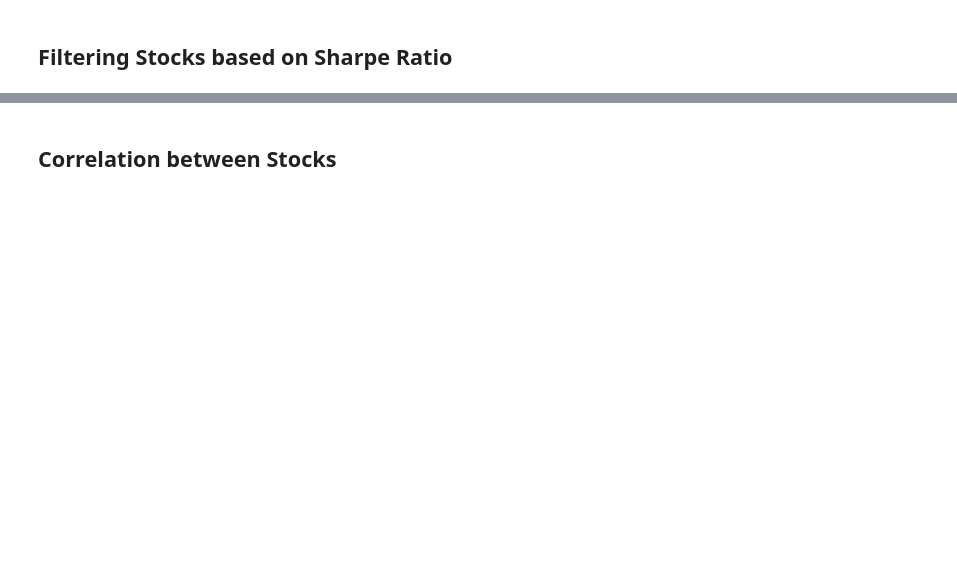
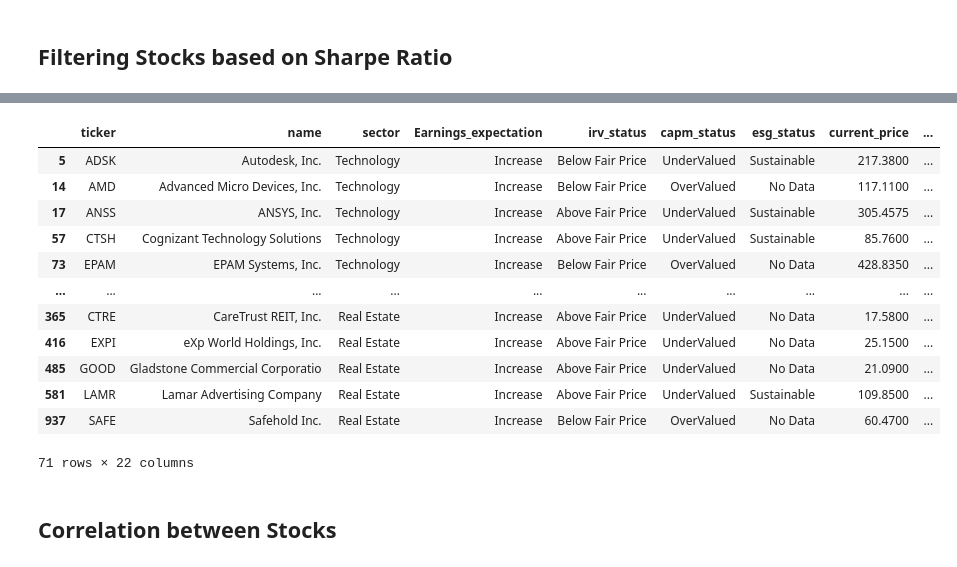
Before and after one commit to janvi-bit/FA-Group6, a Jupyter notebook: portfolio models/aggressive_model.ipynb, the cells around one changed output, grey strips where cells are left out. Drawn from its saved outputs; the diff is of its cells as text; code cells hidden in the pictures; blank space fills up the shorter version.

```diff
--- a/portfolio models/aggressive_model.ipynb
+++ b/portfolio models/aggressive_model.ipynb
@@ -147,8 +253,20 @@ df2
 # %%
-#only choosing stocks which has a sharpe ratio of more than 0.6
-
-df3 = df2[df2["sharpe"] > 0.6]
+df3 = df2[df2["sharpe"] > 0.3]
 df3
+# %% [output]
+|  | ticker | name | sector | Earnings_expectation | irv_status | capm_status | esg_status | current_price | ... |
+| 5 | ADSK | Autodesk, Inc. | Technology | Increase | Below Fair Price | UnderValued | Sustainable | 217.3800 | ... |
+| 14 | AMD | Advanced Micro Devices, Inc. | Technology | Increase | Below Fair Price | OverValued | No Data | 117.1100 | ... |
+| 17 | ANSS | ANSYS, Inc. | Technology | Increase | Above Fair Price | UnderValued | Sustainable | 305.4575 | ... |
+| 57 | CTSH | Cognizant Technology Solutions | Technology | Increase | Above Fair Price | UnderValued | Sustainable | 85.7600 | ... |
+| 73 | EPAM | EPAM Systems, Inc. | Technology | Increase | Below Fair Price | OverValued | No Data | 428.8350 | ... |
+| ... | ... | ... | ... | ... | ... | ... | ... | ... | ... |
+| 365 | CTRE | CareTrust REIT, Inc. | Real Estate | Increase | Above Fair Price | UnderValued | No Data | 17.5800 | ... |
+| 416 | EXPI | eXp World Holdings, Inc. | Real Estate | Increase | Above Fair Price | UnderValued | No Data | 25.1500 | ... |
+| 485 | GOOD | Gladstone Commercial Corporatio | Real Estate | Increase | Above Fair Price | UnderValued | No Data | 21.0900 | ... |
+| 581 | LAMR | Lamar Advertising Company | Real Estate | Increase | Above Fair Price | UnderValued | Sustainable | 109.8500 | ... |
+| 937 | SAFE | Safehold Inc. | Real Estate | Increase | Below Fair Price | OverValued | No Data | 60.4700 | ... |
+71 rows × 22 columns
 # %% [markdown]
 ## Correlation between Stocks
 # %%
```
Also changed, not shown: parts of 26 cells of this notebook, 2 other files.
